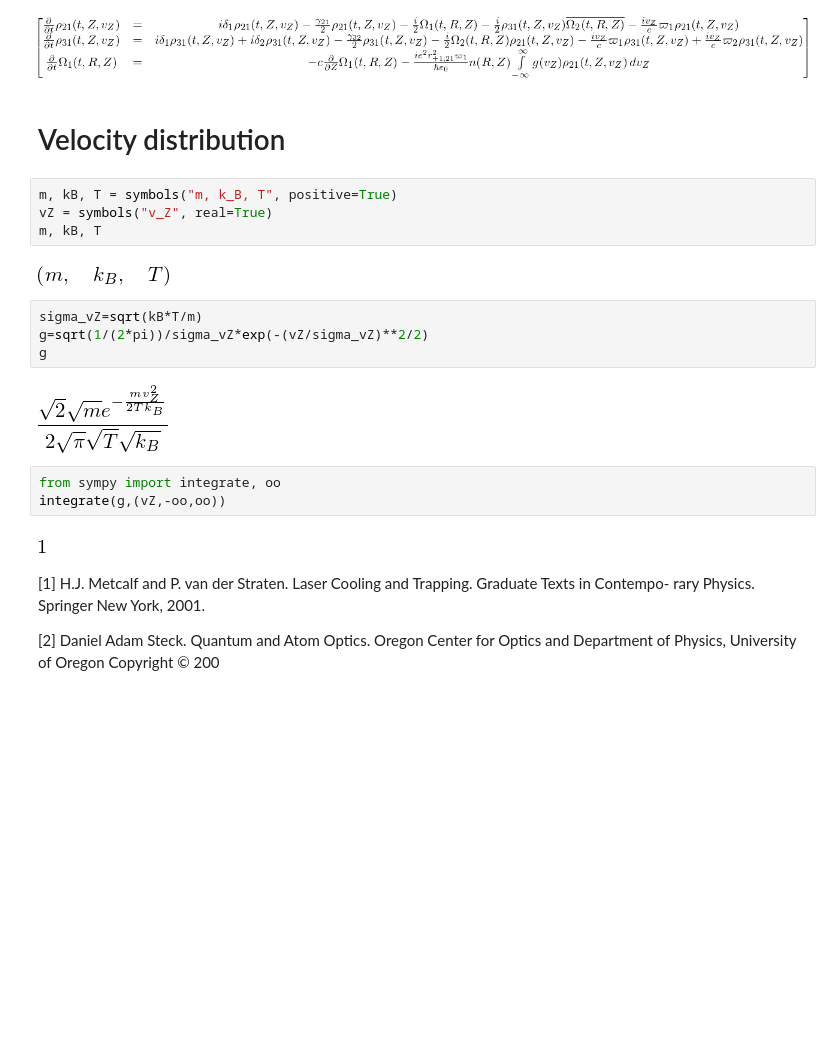
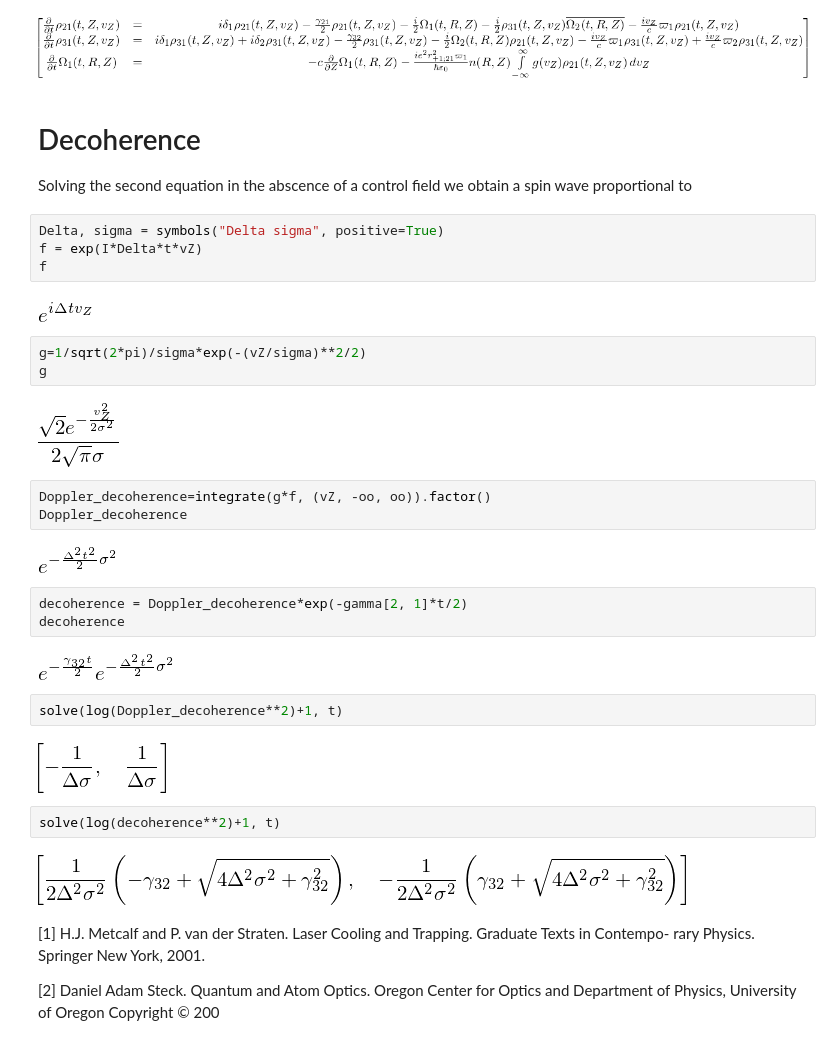
Before and after one commit to oscarlazoarjona/quantum_memories, a Jupyter notebook: examples/orca/Orca memory equations.ipynb, the cells around one changed output. Cells and saved outputs as stored; diff of their text form; blank space fills up the shorter version.

```diff
--- a/examples/orca/Orca memory equations.ipynb
+++ b/examples/orca/Orca memory equations.ipynb
@@ -812,25 +812,38 @@ eqs_linv=eqs_linv.expand()
 eqs_linv
 # %% [output]
 [figure]
-# %% [markdown]
-# Velocity distribution
-# %%
-m, kB, T = symbols("m, k_B, T", positive=True)
-vZ = symbols("v_Z", real=True)
-m, kB, T
-# %% [output]
-[figure, removed]
+# %% [markdown]
+# Decoherence
+Solving the second equation in the abscence of a control field we obtain a spin wave proportional to
+# %%
+Delta, sigma = symbols("Delta sigma", positive=True)
+f = exp(I*Delta*t*vZ)
+f
+# %% [output]
+[figure, added]
 # %%
-sigma_vZ=sqrt(kB*T/m)
-g=sqrt(1/(2*pi))/sigma_vZ*exp(-(vZ/sigma_vZ)**2/2)
+g=1/sqrt(2*pi)/sigma*exp(-(vZ/sigma)**2/2)
 g
 # %% [output]
-[figure, old version]
+[figure, new version]
 # %%
-from sympy import integrate, oo
-integrate(g,(vZ,-oo,oo))
+Doppler_decoherence=integrate(g*f, (vZ, -oo, oo)).factor()
+Doppler_decoherence
 # %% [output]
-[figure, old version]
+[figure, new version]
+# %%
+decoherence = Doppler_decoherence*exp(-gamma[2, 1]*t/2)
+decoherence
+# %% [output]
+[figure, added]
+# %%
+solve(log(Doppler_decoherence**2)+1, t)
+# %% [output]
+[figure, added]
+# %%
+solve(log(decoherence**2)+1, t)
+# %% [output]
+[figure, added]
 # %% [markdown]
 [1]  H.J. Metcalf and P. van der Straten. Laser Cooling and Trapping. Graduate Texts in Contempo-
 rary Physics. Springer New York, 2001.
```
Also changed, not shown: parts of 1 cell of this notebook, 1 other file.
